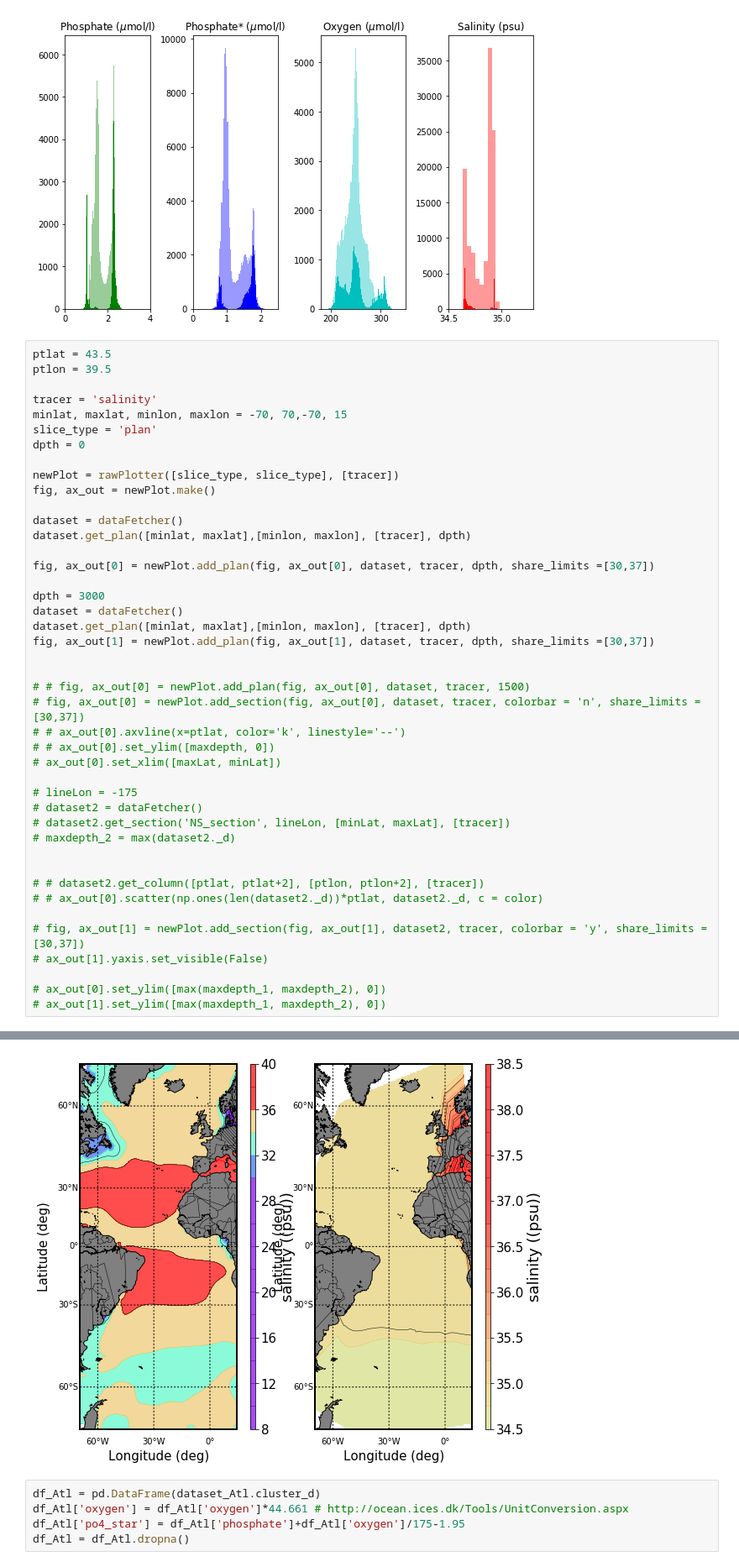
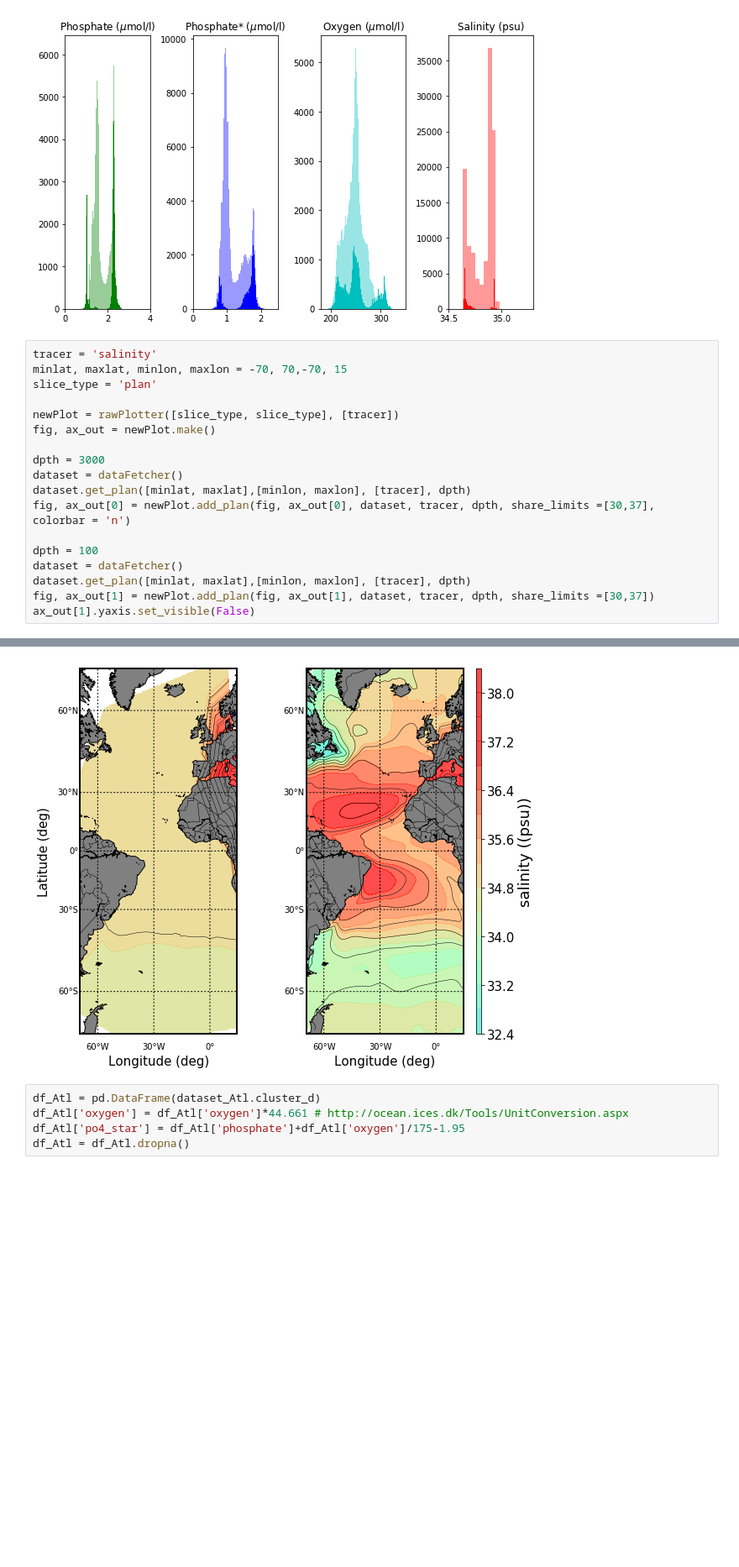
Before and after one commit to jordanplanders/Thinkful, a Jupyter notebook: Bootcamp/Unit 1/capstone/PO4*.ipynb, the cells around one changed output, grey strips where cells are left out. Shown at 84% size. Cells and saved outputs as stored; diff of their text form; blank space fills up the shorter version.

```diff
--- a/Bootcamp/Unit 1/capstone/PO4*.ipynb
+++ b/Bootcamp/Unit 1/capstone/PO4*.ipynb
@@ -92,47 +95,22 @@ for ik, tracer in enumerate(tracers):
 3 salinity
 [figure]
 # %%
-ptlat = 43.5
-ptlon = 39.5
-
 tracer = 'salinity'
 minlat, maxlat, minlon, maxlon = -70, 70,-70, 15
 slice_type = 'plan'
-dpth = 0
 
 newPlot = rawPlotter([slice_type, slice_type], [tracer])
 fig, ax_out = newPlot.make()
 
-dataset = dataFetcher()
-dataset.get_plan([minlat, maxlat],[minlon, maxlon], [tracer], dpth)
-
-fig, ax_out[0] = newPlot.add_plan(fig, ax_out[0], dataset, tracer, dpth, share_limits =[30,37])
-
 dpth = 3000
 dataset = dataFetcher()
 dataset.get_plan([minlat, maxlat],[minlon, maxlon], [tracer], dpth)
+fig, ax_out[0] = newPlot.add_plan(fig, ax_out[0], dataset, tracer, dpth, share_limits =[30,37], colorbar = 'n')
+
+dpth = 100
+dataset = dataFetcher()
+dataset.get_plan([minlat, maxlat],[minlon, maxlon], [tracer], dpth)
 fig, ax_out[1] = newPlot.add_plan(fig, ax_out[1], dataset, tracer, dpth, share_limits =[30,37])
-
-
-# # fig, ax_out[0] = newPlot.add_plan(fig, ax_out[0], dataset, tracer, 1500)
-# fig, ax_out[0] = newPlot.add_section(fig, ax_out[0], dataset, tracer, colorbar = 'n', share_limits =[30,37])
-# # ax_out[0].axvline(x=ptlat, color='k', linestyle='--')
-# # ax_out[0].set_ylim([maxdepth, 0])
-# ax_out[0].set_xlim([maxLat, minLat])
-
-# lineLon = -175
-# dataset2 = dataFetcher()
-# dataset2.get_section('NS_section', lineLon, [minLat, maxLat], [tracer])
-# maxdepth_2 = max(dataset2._d)
-
-
-# # dataset2.get_column([ptlat, ptlat+2], [ptlon, ptlon+2], [tracer])
-# # ax_out[0].scatter(np.ones(len(dataset2._d))*ptlat, dataset2._d, c = color)
-
-# fig, ax_out[1] = newPlot.add_section(fig, ax_out[1], dataset2, tracer, colorbar = 'y', share_limits =[30,37])
-# ax_out[1].yaxis.set_visible(False)
-
-# ax_out[0].set_ylim([max(maxdepth_1, maxdepth_2), 0])
-# ax_out[1].set_ylim([max(maxdepth_1, maxdepth_2), 0])
+ax_out[1].yaxis.set_visible(False)
 # %% [output]
 ['plan', 'plan']
@@ -141,4 +119,4 @@ fig, ax_out[1] = newPlot.add_plan(fig, ax_out[1], dataset, tracer, dpth, share_l
-[figure, old version]
+[figure, new version]
 # %%
 df_Atl = pd.DataFrame(dataset_Atl.cluster_d)
 df_Atl['oxygen'] = df_Atl['oxygen']*44.661 # http://ocean.ices.dk/Tools/UnitConversion.aspx
```
Also changed, not shown: parts of 4 cells of this notebook, 1 other file.
